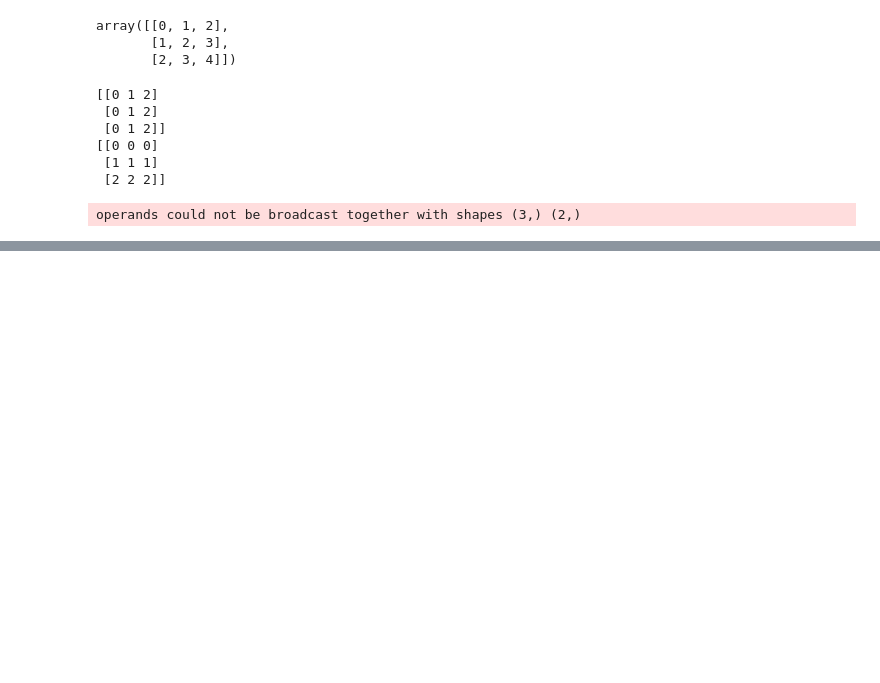
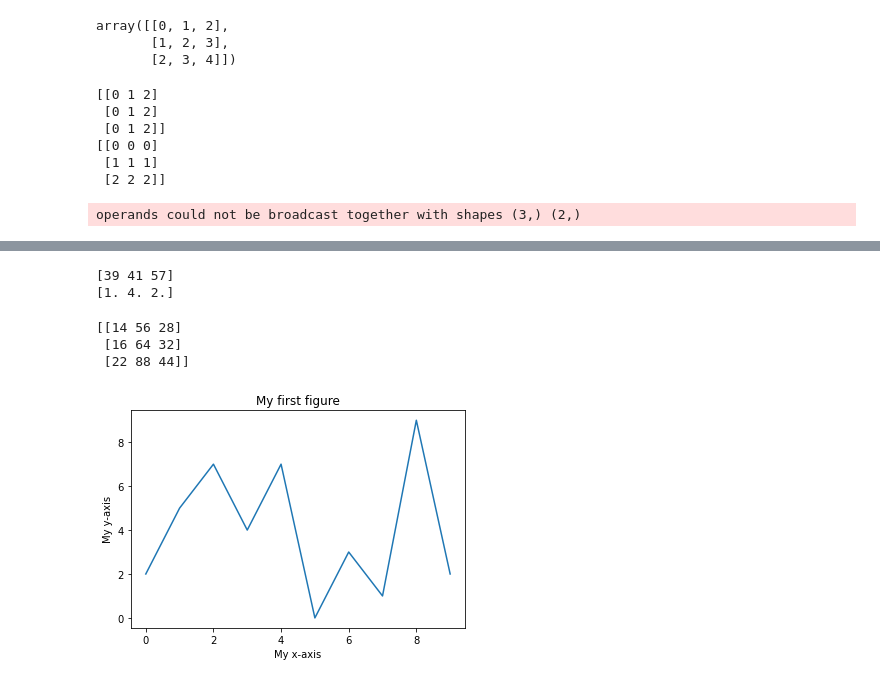
Before and after one commit to tauimonen/Data-science, a Jupyter notebook: advanced_numpy.ipynb, the cells around one changed output, grey strips where cells are left out. Drawn from its saved outputs; the diff is of its cells as text; code cells hidden in the pictures; blank space fills up the shorter version.

```diff
--- a/advanced_numpy.ipynb
+++ b/advanced_numpy.ipynb
@@ -778,0 +1096,19 @@ operands could not be broadcast together with shapes (3,) (2,)
+# %%
+x = np.array([1, 4, 2])
+y = s @ x
+print(y)
+print(s_inv @ y)
+# %% [output]
+[39 41 57]
+[1. 4. 2.]
+# %%
+z = np.array([[1, 4, 2],
+            [1, 4, 2],
+            [1, 4, 2]])
+
+f = s @ z
+print(f)
+# %% [output]
+[[14 56 28]
+ [16 64 32]
+ [22 88 44]]
@@ -778,0 +1118,9 @@ operands could not be broadcast together with shapes (3,) (2,)
+# %%
+a = np.array([2, 5, 7, 4, 7, 0, 3, 1, 9, 2])
+plt.plot(a)
+plt.title("My first figure")
+plt.xlabel("My x-axis")
+plt.ylabel("My y-axis")
+plt.show()
+# %% [output]
+[figure, added]
```
Also changed, not shown: parts of 54 cells of this notebook, 1 other file.
